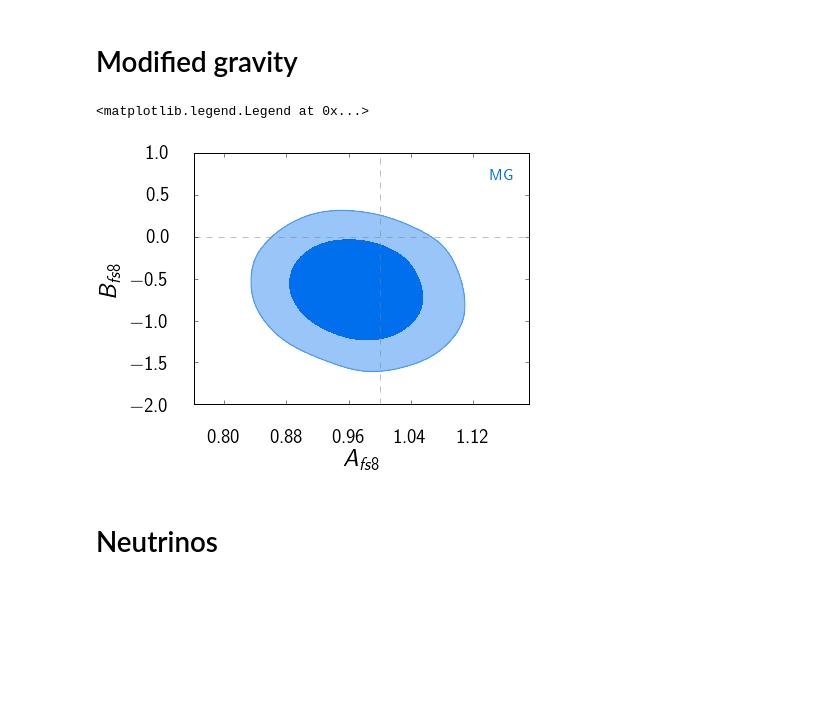
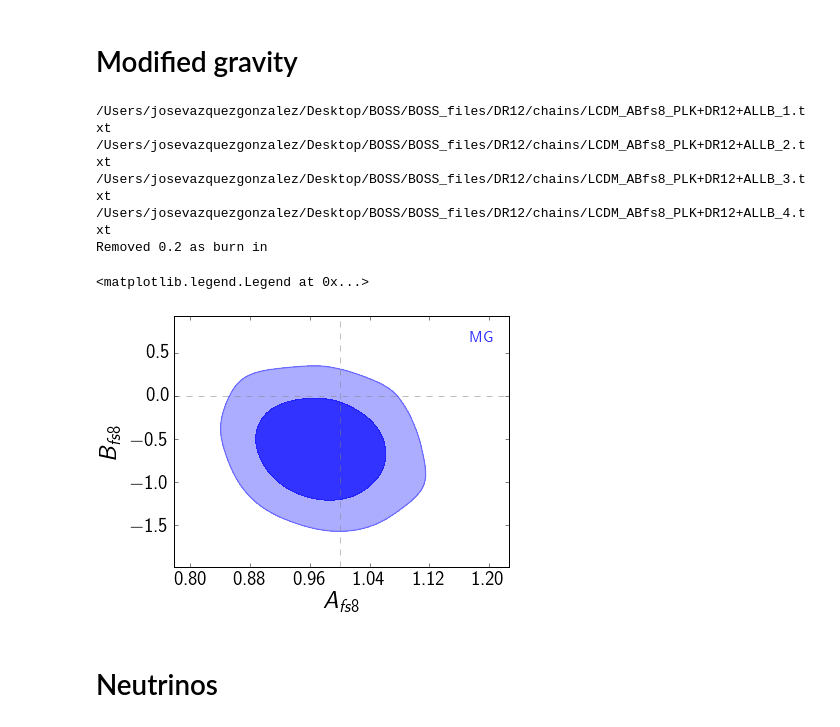
Before and after one commit to ja-vazquez/BOSS_files, a Jupyter notebook: DR12/dr12_constraints.ipynb, the cells around one changed output. Drawn from its saved outputs; the diff is of its cells as text; code cells hidden in the pictures; blank space fills up the shorter version.

```diff
--- a/DR12/dr12_constraints.ipynb
+++ b/DR12/dr12_constraints.ipynb
@@ -90,19 +91,24 @@ g.export('OkwoCDM_0.pdf')
 # Modified gravity
 # %%
 
-roots = ['LCDM_ABfs8_PLK+DR12']
+roots = ['LCDM_ABfs8_PLK+DR12+ALLB']
 
-g = plots.getSinglePlotter(chain_dir= dir_name, analysis_settings={'smooth_scale_2D': -1.})
+g = plots.getSinglePlotter(chain_dir= dir_name, analysis_settings={'smooth_scale_2D': -1., 'ignore_rows': 0.2})
 g.settings.axes_fontsize = 20
 g.settings.lab_fontsize = 25
 g.settings.alpha_filled_add =0.9
 g.add_y_marker(0)
 g.add_x_marker(1)
-g.plot_2d(roots, 'Afs8','Bfs8', filled=True, legend_labels=False)
+g.plot_2d(roots, 'Afs8','Bfs8', filled=True, legend_labels=False, colors = ['blue'], alphas=[0.8])
 g.add_legend(['MG'], colored_text=True,  legend_loc='upper right')
 # %% [output]
-<matplotlib.legend.Legend at 0x...>
+/Users/josevazquezgonzalez/Desktop/BOSS/BOSS_files/DR12/chains/LCDM_ABfs8_PLK+DR12+ALLB_1.txt
+/Users/josevazquezgonzalez/Desktop/BOSS/BOSS_files/DR12/chains/LCDM_ABfs8_PLK+DR12+ALLB_2.txt
+/Users/josevazquezgonzalez/Desktop/BOSS/BOSS_files/DR12/chains/LCDM_ABfs8_PLK+DR12+ALLB_3.txt
+/Users/josevazquezgonzalez/Desktop/BOSS/BOSS_files/DR12/chains/LCDM_ABfs8_PLK+DR12+ALLB_4.txt
+Removed 0.2 as burn in
+<matplotlib.legend.Legend at 0x...>
-[figure, old version]
+[figure, new version]
 # %% [markdown]
 # Neutrinos
 # %%
```
Also changed, not shown: parts of 9 cells of this notebook, 2 other files.
